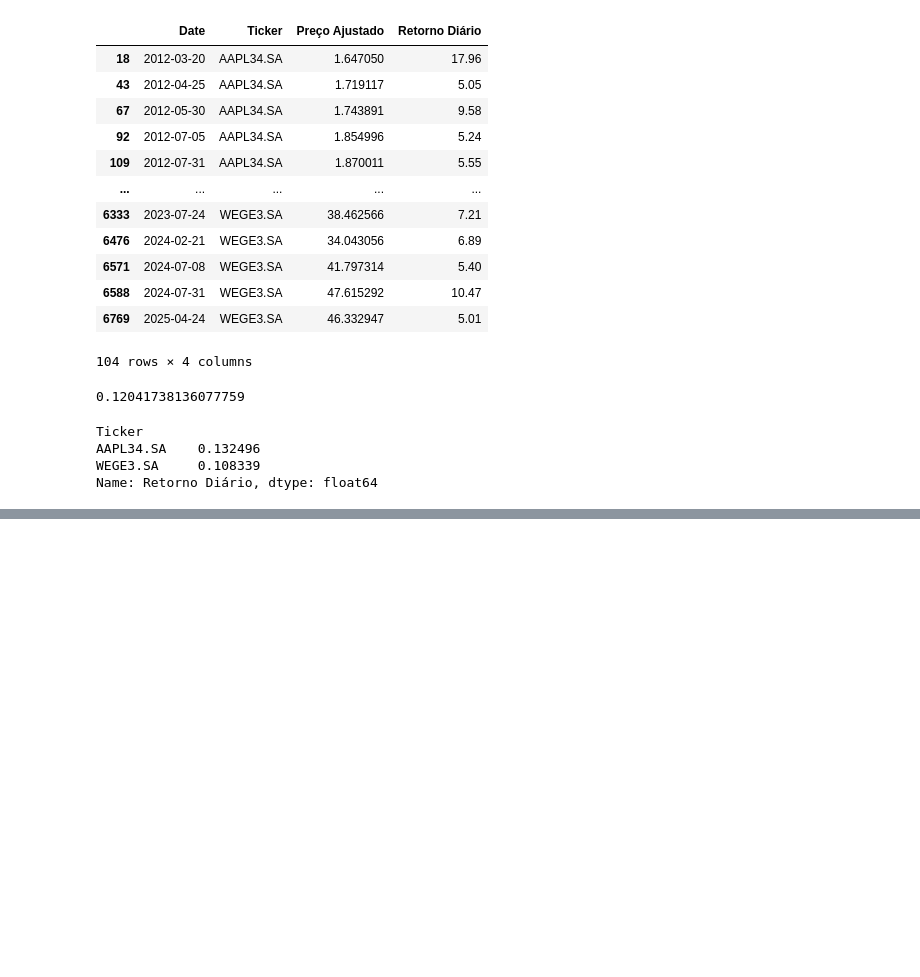
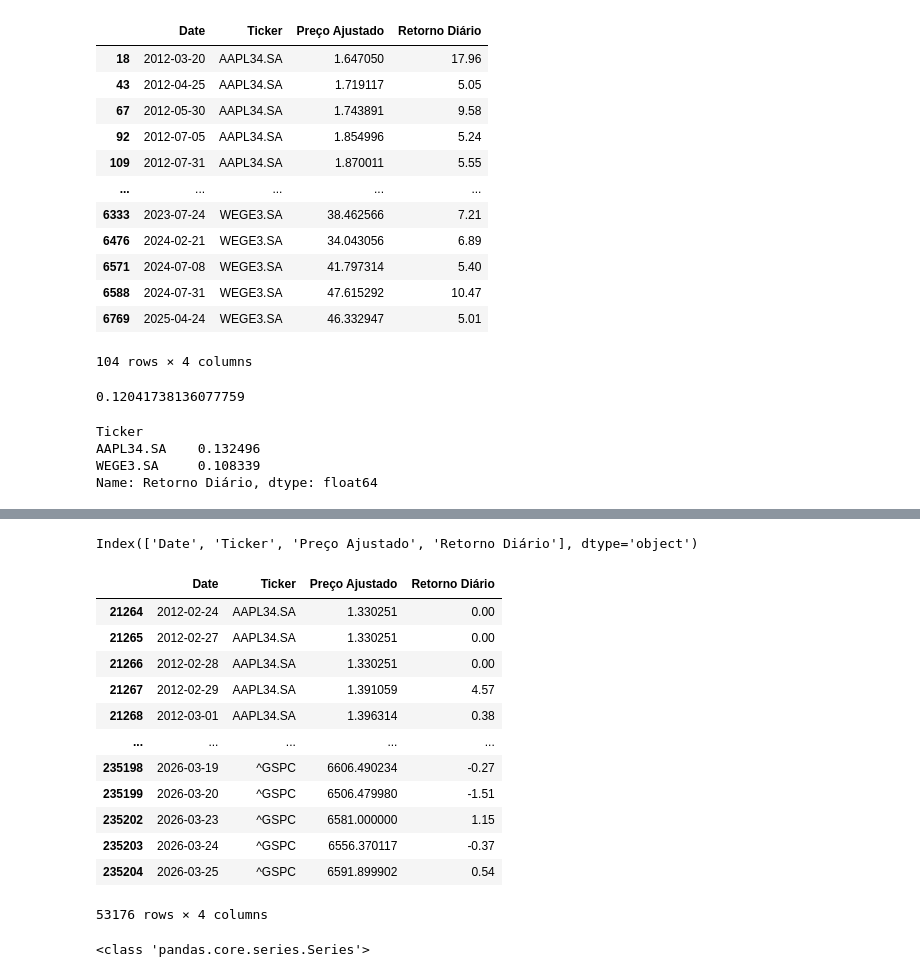
Before and after one commit to Bleine/investment-portfolio-optimization, a Jupyter notebook: novo_projeto/ETL testes.ipynb, the cells around one changed output, grey strips where cells are left out. Saved outputs shown, nothing was run; the diff lists cells and outputs as text; code cells hidden in the pictures; blank space fills up the shorter version.

```diff
--- a/novo_projeto/ETL testes.ipynb
+++ b/novo_projeto/ETL testes.ipynb
@@ -274,0 +332,35 @@ Name: Retorno Diário, dtype: float64
+# %%
+dados_limpos.columns
+# %% [output]
+Index(['Date', 'Ticker', 'Preço Ajustado', 'Retorno Diário'], dtype='object')
+# %%
+dados_brutos = pd.read_csv(
+        'dados_brutos.csv')
+dados_limpos = dados_brutos.melt(
+    id_vars=['Date'], var_name='Ticker', value_name='Preço Ajustado')
+dados_limpos['Retorno Diário'] = np.round(dados_limpos.groupby('Ticker')[
+                                            'Preço Ajustado'].pct_change()*100, 2)
+dados_limpos = dados_limpos.dropna()
+dados_limpos.reset_index(drop=True)
+dados_limpos.to_csv('dados_limpos.csv', index=False)
+# %%
+dados_limpos
+# %% [output]
+|  | Date | Ticker | Preço Ajustado | Retorno Diário |
+| 21264 | 2012-02-24 | AAPL34.SA | 1.330251 | 0.00 |
+| 21265 | 2012-02-27 | AAPL34.SA | 1.330251 | 0.00 |
+| 21266 | 2012-02-28 | AAPL34.SA | 1.330251 | 0.00 |
+| 21267 | 2012-02-29 | AAPL34.SA | 1.391059 | 4.57 |
+| 21268 | 2012-03-01 | AAPL34.SA | 1.396314 | 0.38 |
+| ... | ... | ... | ... | ... |
+| 235198 | 2026-03-19 | ^GSPC | 6606.490234 | -0.27 |
+| 235199 | 2026-03-20 | ^GSPC | 6506.479980 | -1.51 |
+| 235202 | 2026-03-23 | ^GSPC | 6581.000000 | 1.15 |
+| 235203 | 2026-03-24 | ^GSPC | 6556.370117 | -0.37 |
+| 235204 | 2026-03-25 | ^GSPC | 6591.899902 | 0.54 |
+53176 rows × 4 columns
+# %%
+ativos = dados_limpos['Ticker'].drop_duplicates().reset_index(drop=True).copy()
+print(type(ativos))
+# %% [output]
+<class 'pandas.core.series.Series'>
```
Also changed, not shown: parts of 18 cells of this notebook, 14 other files.
